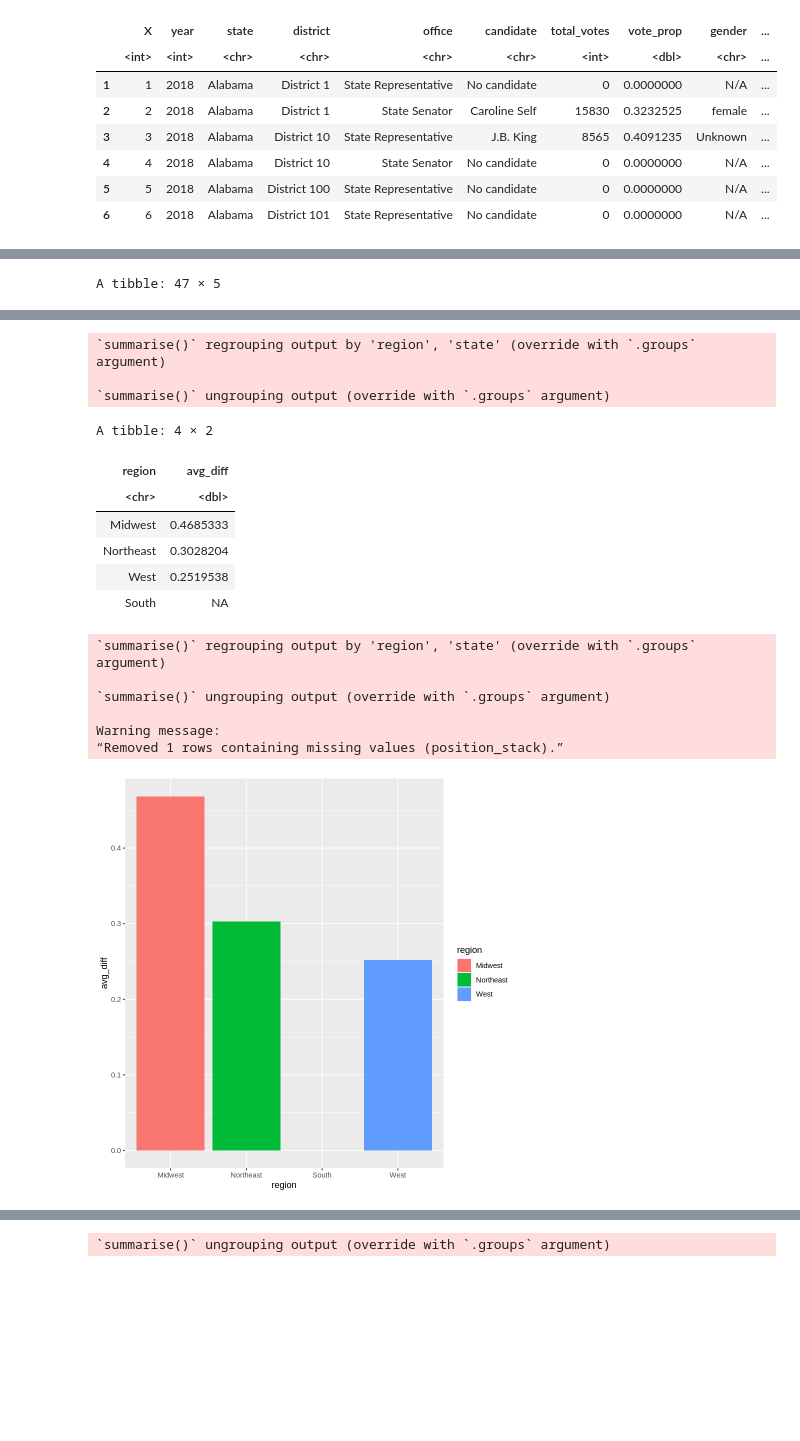
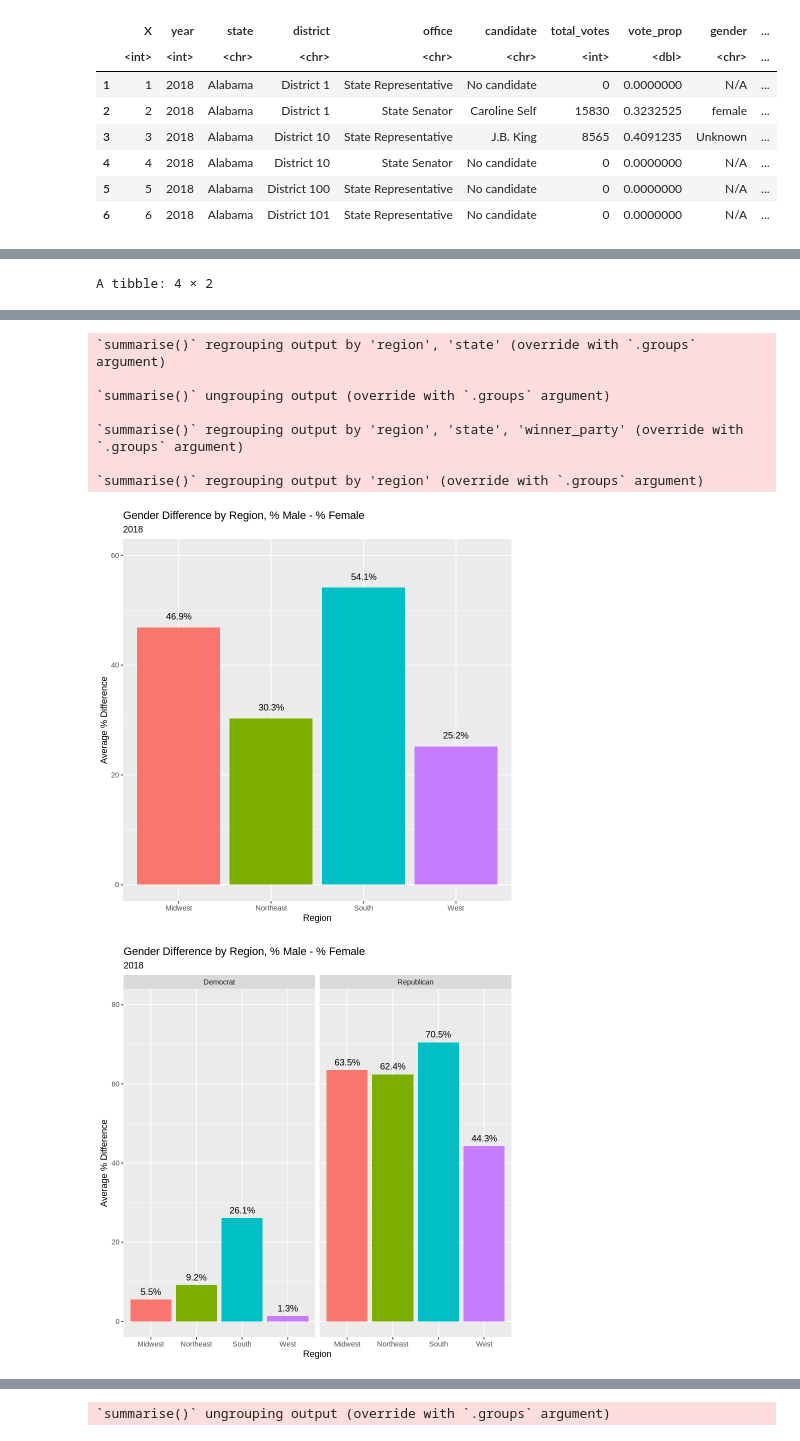
Before and after one commit to michael-bonitati-1117/final_project, a Jupyter notebook: Dataset_Analysis.ipynb, the cells around one changed output, grey strips where cells are left out. Cells and saved outputs as stored; diff of their text form; code cells hidden in the pictures; blank space fills up the shorter version.

Commit message:
graphs

```diff
--- a/Dataset_Analysis.ipynb
+++ b/Dataset_Analysis.ipynb
@@ -91,7 +73,7 @@ states_west <- c("Alaska", "Arizona", "California", "Colorado", "Hawaii", "Idaho
                  "New Mexico", "Oregon", "Utah", "Washington", "Wyoming")
 states_midwest <- c("Indiana", "Illinois", "Iowa", "Kansas", "Michigan", "Minnesota", "Missouri",
                     "Nebraska", "North Dakota", "Ohio", "South Dakota", "Wisconsin")
-states_south <- c("Alabama", "Arkansas", "Delaware", "District of Columbia",
+states_south <- c("Alabama", "Arkansas", "Delaware", "district of Columbia",
                   "Florida", "Georgia", "Kentucky", "Louisiana", "Maryland", "Mississippi",
                   "North Carolina", "Oklahoma", "South Carolina", "Tennessee", "Texas",
                   "Virginia", "West Virginia")
@@ -319,13 +307,6 @@ A tibble: 4 × 2
 # %%
 
 ## Same as previous, for 2018
-elections_2018 %>%
-    filter(winner_gender %in% c("male", "female")) %>%
-    group_by(state, winner_gender) %>%
-    summarize(count = n()) %>%
-    mutate(prop = count/sum(count))
-
-
 elections_2018 %>%
     filter(winner_gender %in% c("male", "female")) %>%
     group_by(region, state, winner_gender) %>%
@@ -345,27 +326,58 @@ elections_2018 %>%
     ungroup() %>%
     as.data.frame() %>%
     pivot_wider(id_cols = c("region", "state"), names_from = winner_gender, values_from = prop) %>%
-    mutate(diff = male - female) %>%
+    mutate(diff = male - female,
+          diff = replace_na(diff, 1)) %>%
     arrange(diff) %>%
     group_by(region) %>%
     summarize(avg_diff = mean(diff)) %>%
     arrange(desc(avg_diff))
 
 
-# Gender proportion of winning candidates by region
+# gender proportion of winning candidates by region
 elections_2018 %>%
-    filter(winner_gender %in% c("male", "female")) %>%
+    filter(winner_gender %in% c("male", "female"), winner_party %in% c("Democrat", "Republican")) %>%
     group_by(region, state, winner_gender) %>%
     summarize(count = n()) %>%
     mutate(prop = count/sum(count)) %>%
     ungroup() %>%
     as.data.frame() %>%
     pivot_wider(id_cols = c("region", "state"), names_from = winner_gender, values_from = prop) %>%
-    mutate(diff = male - female) %>%
-    arrange(diff) %>%
+    mutate(diff = male - female,
+          diff = replace_na(diff, 1)) %>%
     group_by(region) %>%
-    summarize(avg_diff = mean(diff)) %>%
-    arrange(desc(avg_diff)) %>%
-    ggplot(aes(x = region, y = avg_diff, fill = region)) +
-        geom_bar(stat = "identity")
+    summarize(avg_diff = round(100*mean(diff),1)) %>%
+    ggplot(aes(x = region, y = avg_diff, fill = region, label = paste(avg_diff, "%", sep = ""))) +
+        geom_bar(stat = "identity") +
+        geom_text(position = position_nudge(0,2)) +
+        labs(title = "Gender Difference by Region, % Male - % Female",
+            subtitle = "2018",
+            x = "Region",
+            y = "Average % Difference") +
+        theme(legend.position = "none") +
+        ylim(0,60)
+
+# Group by party
+elections_2018 %>%
+    filter(gender_democrat %in% c("male", "female"), gender_republican %in% c("male", "female"), winner_party %in% c("Democrat", "Republican")) %>%
+    group_by(region, state, winner_party, winner_gender) %>%
+    summarize(count = n()) %>%
+    mutate(prop = count/sum(count)) %>%
+    ungroup() %>%
+    as.data.frame() %>%
+    pivot_wider(id_cols = c("region", "state", "winner_party"), names_from = winner_gender, values_from = prop) %>%
+    mutate(diff = male - female,
+            diff = replace_na(diff, 1)) %>%
+    group_by(region, winner_party) %>%
+    summarize(avg_diff = round(100*mean(diff), 1)) %>%
+    ggplot(aes(x = region, y = avg_diff, fill = region, label = paste(avg_diff, "%", sep = ""))) +
+        geom_bar(stat = "identity") +
+        geom_text(position = position_nudge(0,2)) +
+        facet_grid(. ~ winner_party) +
+        labs(title = "Gender Difference by Region, % Male - % Female",
+            subtitle = "2018",
+            x = "Region",
+            y = "Average % Difference") +
+        theme(legend.position = "none") +
+        ylim(0,80)
 # %% [output]
@@ -393 +407 @@ A grouped_df: 92 × 4
-A tibble: 47 × 5
+A tibble: 4 × 2
@@ -412,20 +414,12 @@ A tibble: 47 × 5
 `summarise()` regrouping output by 'region', 'state' (override with `.groups` argument)
 
 `summarise()` ungrouping output (override with `.groups` argument)
+
+`summarise()` regrouping output by 'region', 'state', 'winner_party' (override with `.groups` argument)
+
+`summarise()` regrouping output by 'region' (override with `.groups` argument)
-A tibble: 4 × 2
-| region | avg_diff |
-| <chr> | <dbl> |
-| Midwest | 0.4685333 |
-| Northeast | 0.3028204 |
-| West | 0.2519538 |
-| South | NA |
-`summarise()` regrouping output by 'region', 'state' (override with `.groups` argument)
-
-`summarise()` ungrouping output (override with `.groups` argument)
-
-Warning message:
-“Removed 1 rows containing missing values (position_stack).”
-[figure, old version]
+[figure, new version]
+[figure, added]
 # %%
 ## Graphs (need to change vote total to vote share, vote total is bad stats), also just needs general proofreading
 elections_2016 %>%
```
Also changed, not shown: parts of 20 cells of this notebook.
